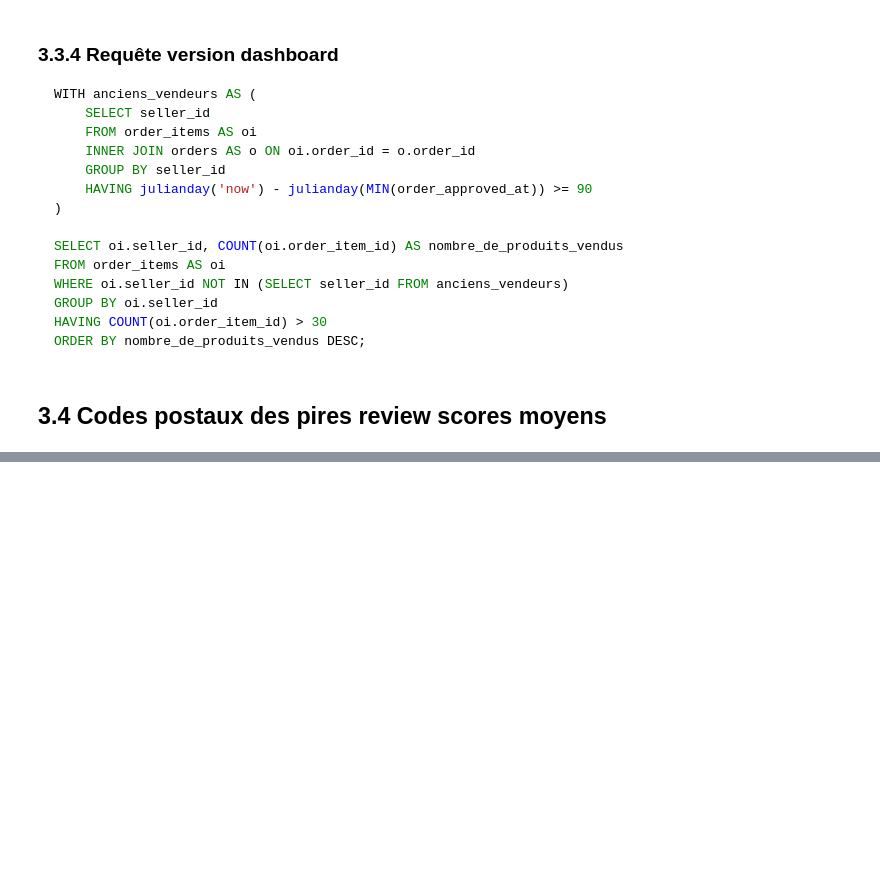
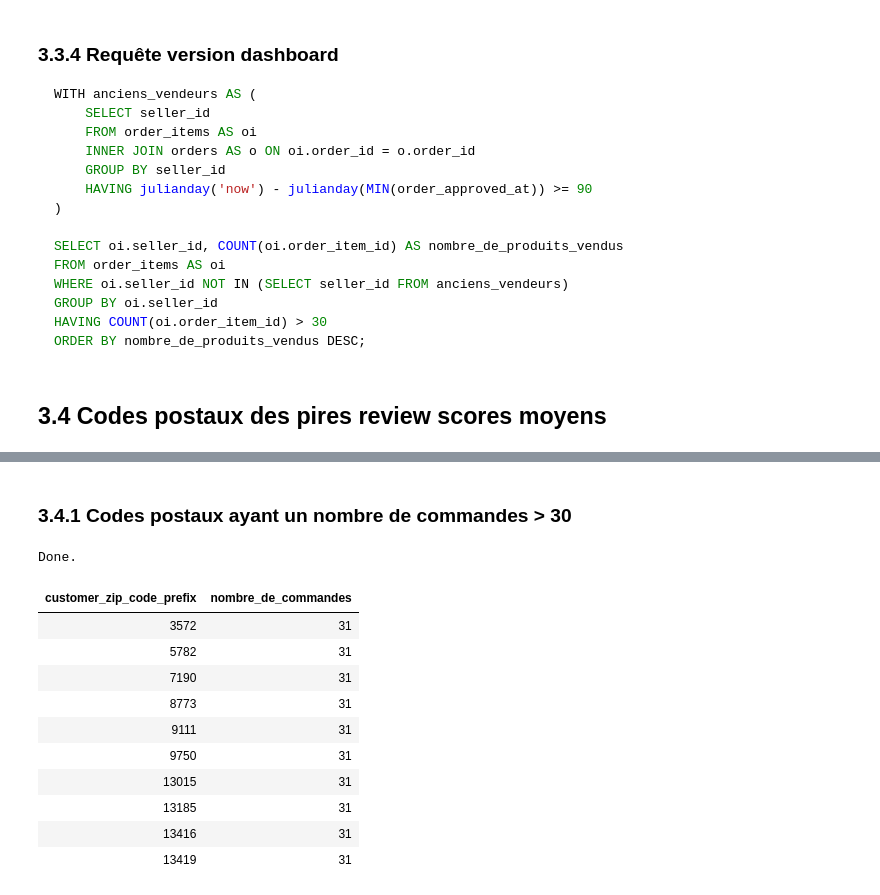
Before and after one commit to Christophe-Aballea/OC_projet5_Segmentez_des_clients_d_un_site_ecommerce, a Jupyter notebook: P05_Notebook1-requetes_SQL.ipynb, the cells around one changed output, grey strips where cells are left out. Saved outputs shown, nothing was run; the diff lists cells and outputs as text; code cells hidden in the pictures; blank space fills up the shorter version.

```diff
--- a/P05_Notebook1-requetes_SQL.ipynb
+++ b/P05_Notebook1-requetes_SQL.ipynb
@@ -391,0 +398,23 @@ ORDER BY nombre_de_produits_vendus DESC;
+# %% [markdown]
+### 3.4.1 Codes postaux ayant un nombre de commandes > 30
+# %%
+%%sql
+SELECT customer_zip_code_prefix, COUNT(customer_id) AS nombre_de_commandes
+FROM customers
+GROUP BY customer_zip_code_prefix
+HAVING COUNT(customer_id) > 30
+ORDER BY nombre_de_commandes
+LIMIT 10;
+# %% [output]
+Done.
+| customer_zip_code_prefix | nombre_de_commandes |
+| 3572 | 31 |
+| 5782 | 31 |
+| 7190 | 31 |
+| 8773 | 31 |
+| 9111 | 31 |
+| 9750 | 31 |
+| 13015 | 31 |
+| 13185 | 31 |
+| 13416 | 31 |
+| 13419 | 31 |
```
Also changed, not shown: parts of 9 cells of this notebook, 1 other file.
